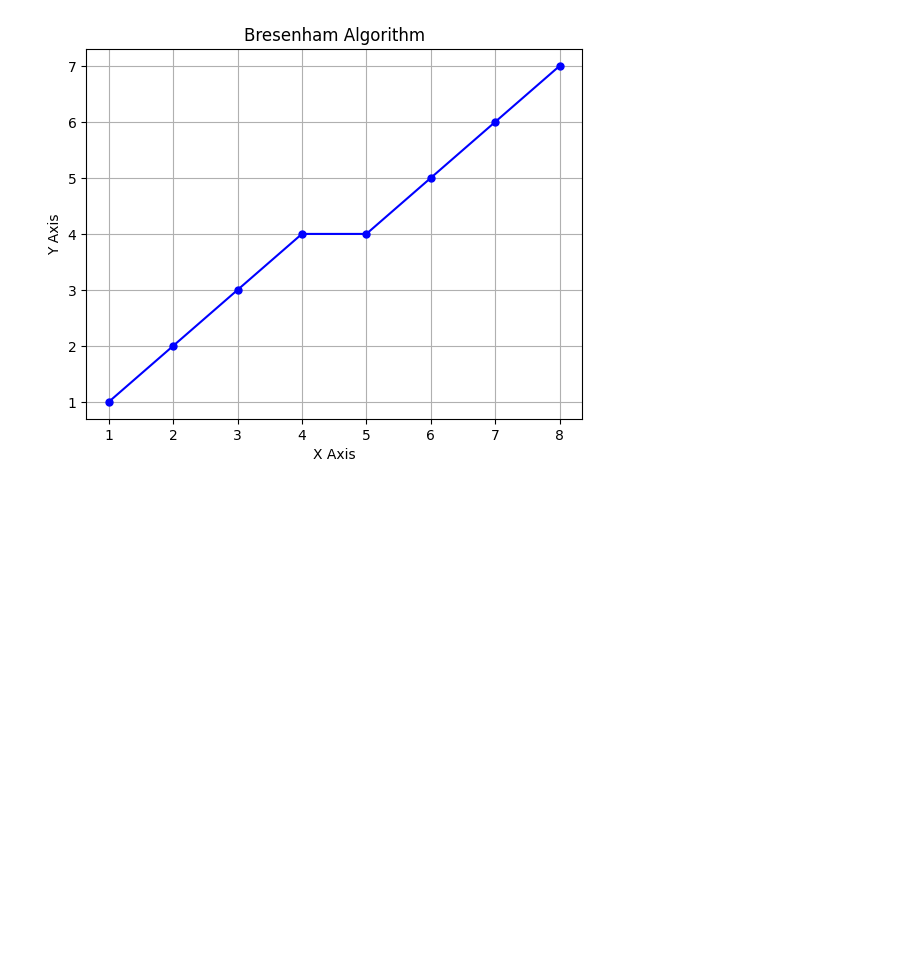
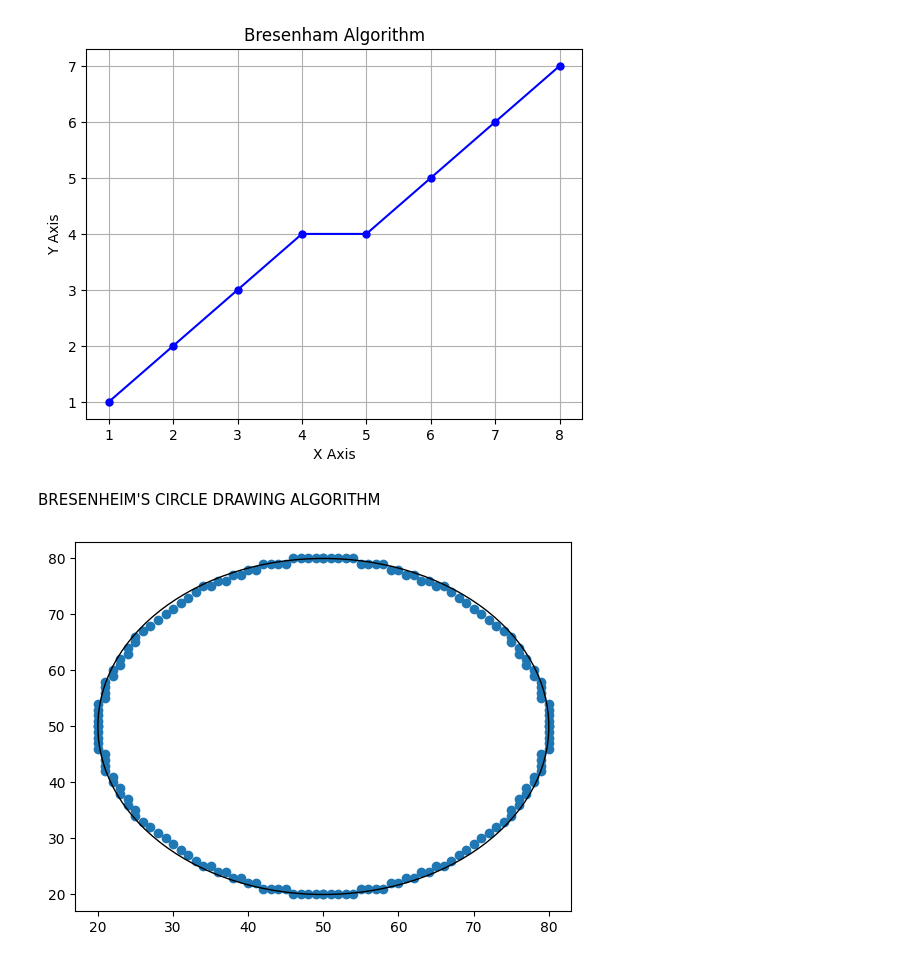
Before and after one commit to Aryann15/Graphics-assignments, a Jupyter notebook: GRAPHICS.ipynb, the cells around one changed output. Drawn from its saved outputs; the diff is of its cells as text; code cells hidden in the pictures; blank space fills up the shorter version.

Commit message:
Bresenheim's circle drawing

```diff
--- a/GRAPHICS.ipynb
+++ b/GRAPHICS.ipynb
@@ -140,3 +140,47 @@ x = 6, y = 5
 x = 7, y = 6
 x = 8, y = 7
 [figure]
+# %% [markdown]
+BRESENHEIM'S CIRCLE DRAWING ALGORITHM
+# %%
+
+import matplotlib.pyplot as plt
+
+def bresenham_circle(x0, y0, radius):
+  x = radius
+  y = 0
+  err = 0
+
+  points = []
+
+  while x >= y:
+    points.append((x0 + x, y0 + y))
+    points.append((x0 + y, y0 + x))
+    points.append((x0 - y, y0 + x))
+    points.append((x0 - x, y0 + y))
+    points.append((x0 - x, y0 - y))
+    points.append((x0 - y, y0 - x))
+    points.append((x0 + y, y0 - x))
+    points.append((x0 + x, y0 - y))
+
+    y += 1
+    err += 1 + 2*y
+    if 2*(err-x) + 1 > 0:
+      x -= 1
+      err += 1 - 2*x
+
+  return points
+
+points = bresenham_circle(50, 50, 30)
+
+# plot the points
+plt.scatter([x for x, y in points], [y for x, y in points])
+
+
+# draw the circle
+circle = plt.Circle((50, 50), 30, fill=False)
+plt.gcf().gca().add_artist(circle)
+
+plt.show()
+# %% [output]
+[figure, added]
```
